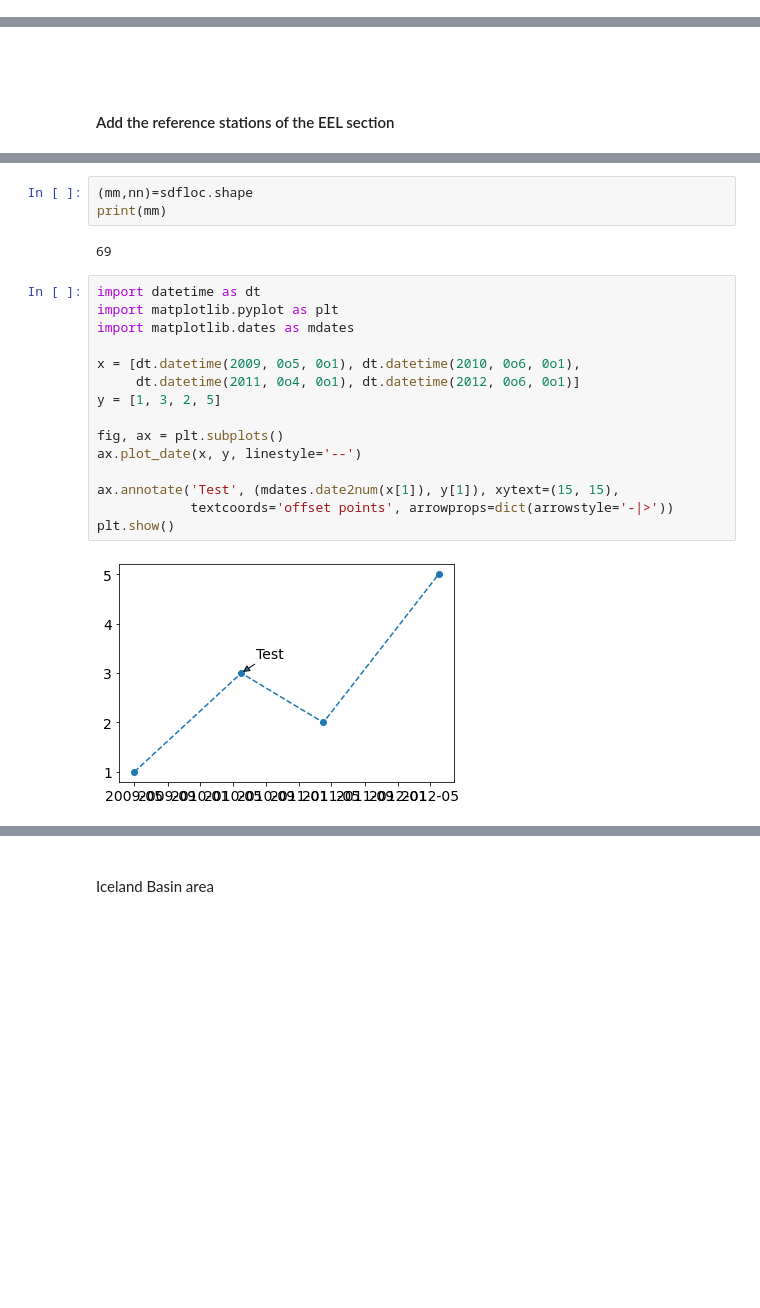
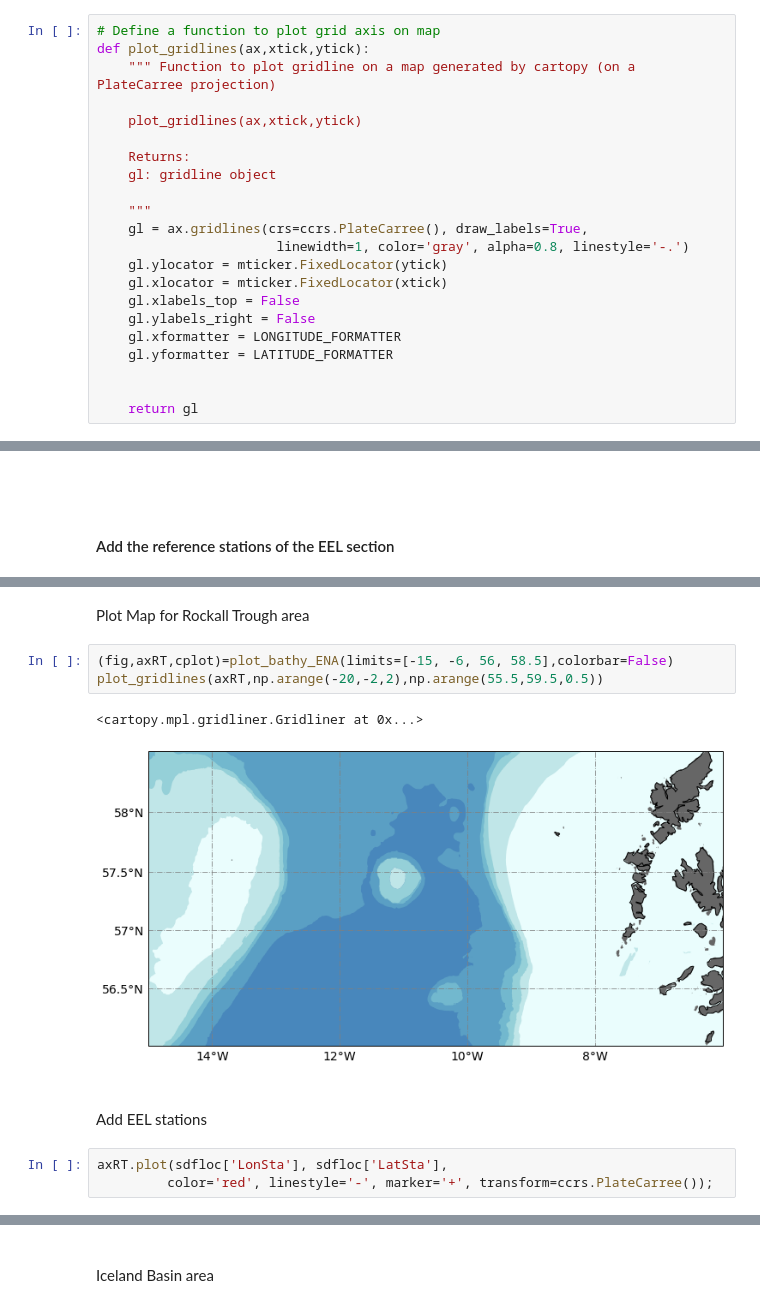
Before and after one commit to lhoupert/analysis_eel_data, a Jupyter notebook: notebooks/01_Plot_map_EEL_data.ipynb, the cells around one changed output, grey strips where cells are left out. Cells and saved outputs as stored; diff of their text form; blank space fills up the shorter version.

```diff
--- a/notebooks/01_Plot_map_EEL_data.ipynb
+++ b/notebooks/01_Plot_map_EEL_data.ipynb
@@ -169,3 +183,25 @@ def plot_bathy_ENA(gridlines=True):
+# %%
+# Define a function to plot grid axis on map
+def plot_gridlines(ax,xtick,ytick):
+    """ Function to plot gridline on a map generated by cartopy (on a PlateCarree projection)
+
+    plot_gridlines(ax,xtick,ytick)
+
+    Returns:
+    gl: gridline object
+
+    """
+    gl = ax.gridlines(crs=ccrs.PlateCarree(), draw_labels=True,
+                       linewidth=1, color='gray', alpha=0.8, linestyle='-.')
+    gl.ylocator = mticker.FixedLocator(ytick)
+    gl.xlocator = mticker.FixedLocator(xtick)
+    gl.xlabels_top = False
+    gl.ylabels_right = False
+    gl.xformatter = LONGITUDE_FORMATTER
+    gl.yformatter = LATITUDE_FORMATTER
+
+
+    return gl
 # %%
 plot_bathy_ENA?
 # %% [output]
@@ -224,22 +244,14 @@ gl.yformatter = LATITUDE_FORMATTER
-# %%
-(mm,nn)=sdfloc.shape
-print(mm)
-# %% [output]
-69
-# %%
-import datetime as dt
-import matplotlib.pyplot as plt
-import matplotlib.dates as mdates
-
-x = [dt.datetime(2009, 0o5, 0o1), dt.datetime(2010, 0o6, 0o1),
-     dt.datetime(2011, 0o4, 0o1), dt.datetime(2012, 0o6, 0o1)]
-y = [1, 3, 2, 5]
-
-fig, ax = plt.subplots()
-ax.plot_date(x, y, linestyle='--')
-
-ax.annotate('Test', (mdates.date2num(x[1]), y[1]), xytext=(15, 15),
-            textcoords='offset points', arrowprops=dict(arrowstyle='-|>'))
-plt.show()
-# %% [output]
-[figure, removed]
+# %% [markdown]
+Plot Map for Rockall Trough area
+# %%
+(fig,axRT,cplot)=plot_bathy_ENA(limits=[-15, -6, 56, 58.5],colorbar=False)
+plot_gridlines(axRT,np.arange(-20,-2,2),np.arange(55.5,59.5,0.5))
+# %% [output]
+<cartopy.mpl.gridliner.Gridliner at 0x...>
+[figure, added]
+# %% [markdown]
+\
+Add EEL stations
+# %%
+axRT.plot(sdfloc['LonSta'], sdfloc['LatSta'],
+         color='red', linestyle='-', marker='+', transform=ccrs.PlateCarree());
```
Also changed, not shown: parts of 28 cells of this notebook.
